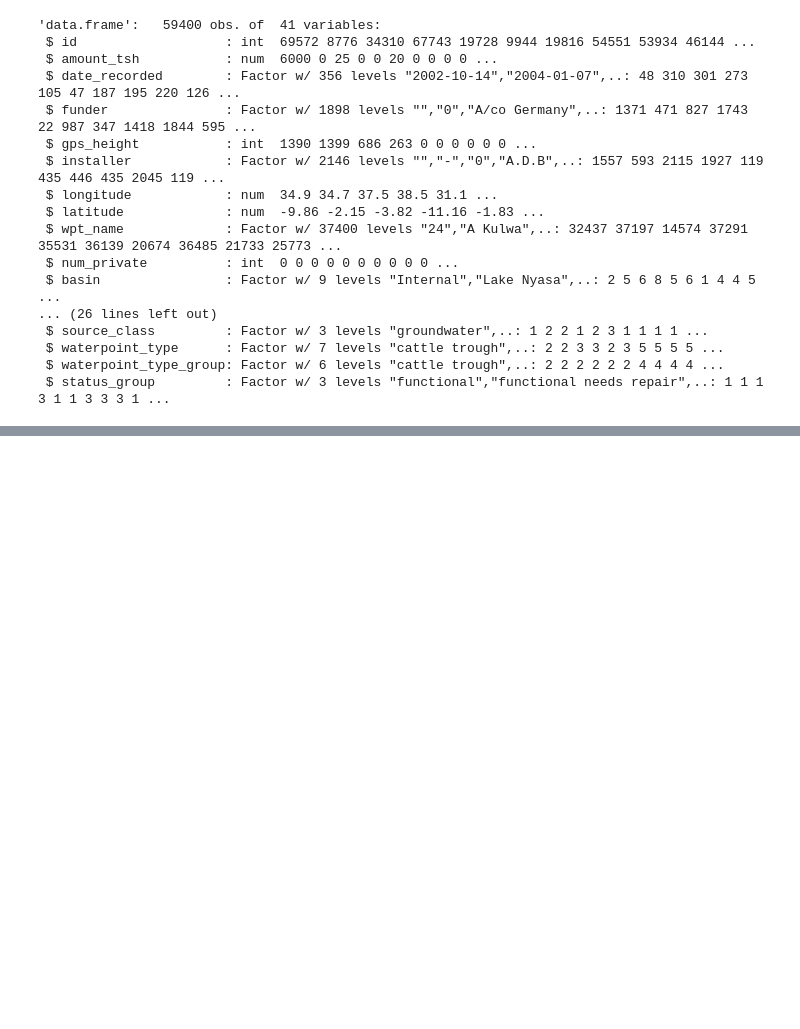
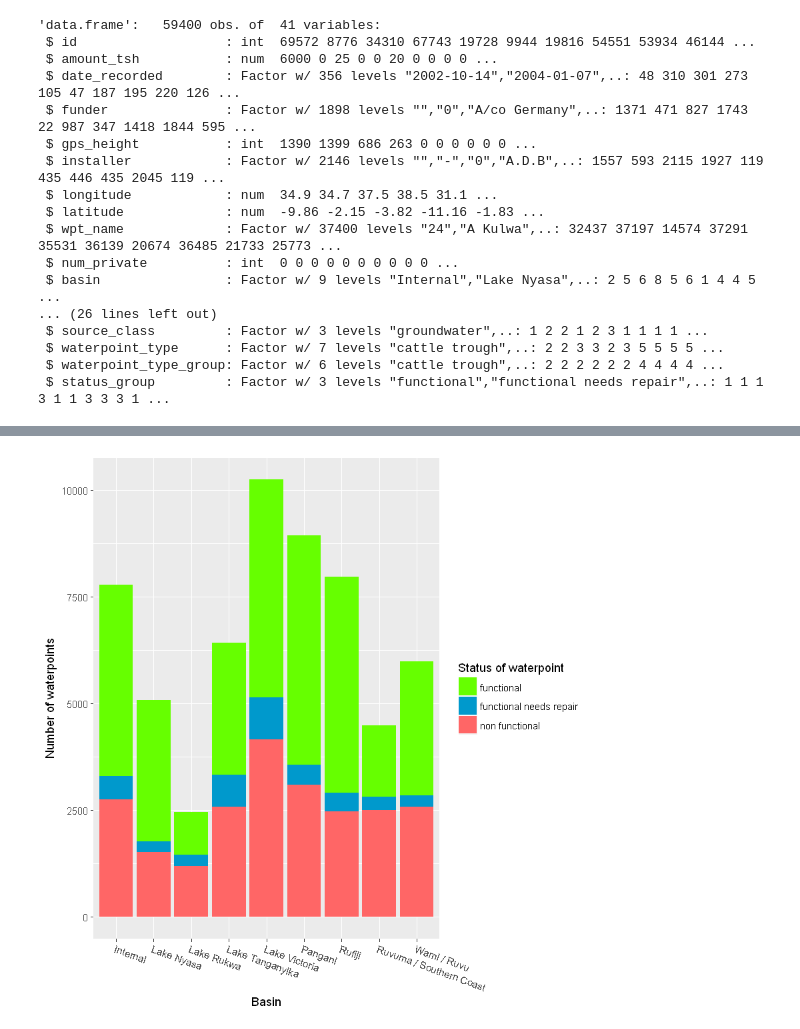
Before and after one commit to domptail/Tanzania-Water-Wells, a Jupyter notebook: Tanzania Waterpoints.ipynb, the cells around one changed output, grey strips where cells are left out. Saved outputs shown, nothing was run; the diff lists cells and outputs as text; code cells hidden in the pictures; blank space fills up the shorter version.

```diff
--- a/Tanzania Waterpoints.ipynb
+++ b/Tanzania Waterpoints.ipynb
@@ -162,0 +214,12 @@ ggplot(training, aes(x = training$status_group)) +
+# %%
+# Look at distribution of labels per basin
+ggplot(training,
+    aes(x = basin, fill = status_group)) +
+    geom_bar() +
+    xlab("Basin")  +
+    theme(axis.text.x=element_text(angle = -20, hjust = 0)) +
+    ylab("Number of waterpoints") +
+    labs(fill = "Status of waterpoint") +
+    scale_fill_manual(values=color_label)
+# %% [output]
+[figure, added]
```
Also changed, not shown: parts of 19 cells of this notebook.
